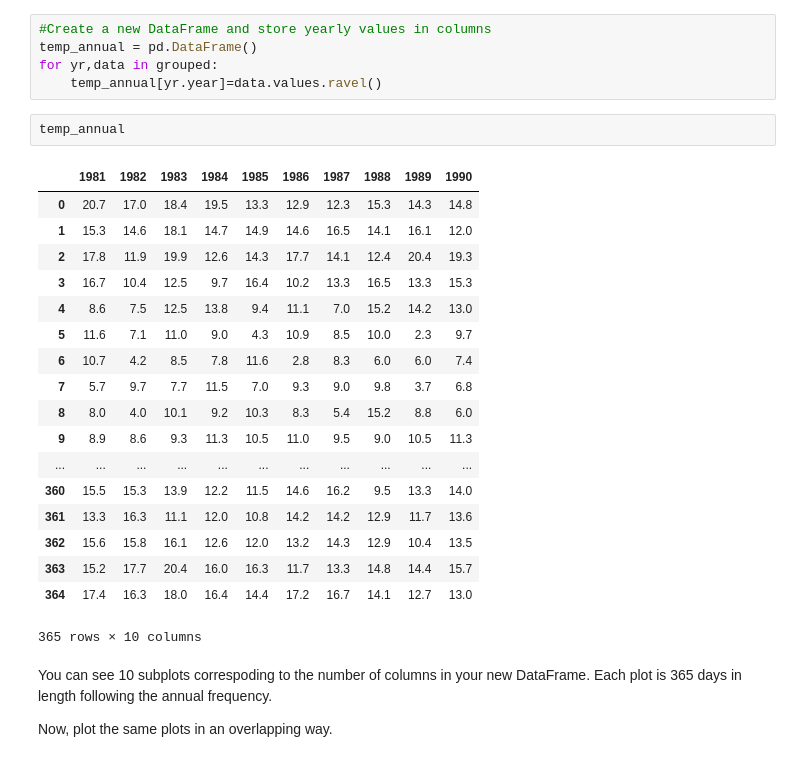
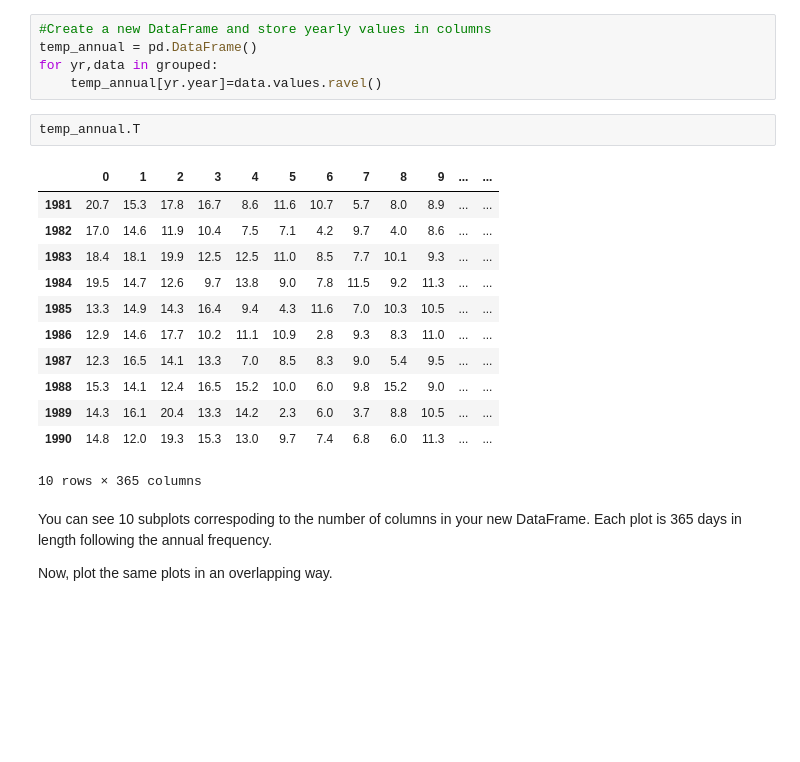
Before and after one commit to colemiller94/dsc-3-25-04-visualizing-time-series-data-lab-nyc-ds-career-012819, a Jupyter notebook: index.ipynb, the cells around one changed output. Saved outputs shown, nothing was run; the diff lists cells and outputs as text; blank space fills up the shorter version.

```diff
--- a/index.ipynb
+++ b/index.ipynb
@@ -86,26 +96,20 @@ temp_annual = pd.DataFrame()
 for yr,data in grouped:
     temp_annual[yr.year]=data.values.ravel()
 # %%
-temp_annual
+temp_annual.T
 # %% [output]
-|  | 1981 | 1982 | 1983 | 1984 | 1985 | 1986 | 1987 | 1988 | 1989 | 1990 |
-| 0 | 20.7 | 17.0 | 18.4 | 19.5 | 13.3 | 12.9 | 12.3 | 15.3 | 14.3 | 14.8 |
-| 1 | 15.3 | 14.6 | 18.1 | 14.7 | 14.9 | 14.6 | 16.5 | 14.1 | 16.1 | 12.0 |
-| 2 | 17.8 | 11.9 | 19.9 | 12.6 | 14.3 | 17.7 | 14.1 | 12.4 | 20.4 | 19.3 |
-| 3 | 16.7 | 10.4 | 12.5 | 9.7 | 16.4 | 10.2 | 13.3 | 16.5 | 13.3 | 15.3 |
-| 4 | 8.6 | 7.5 | 12.5 | 13.8 | 9.4 | 11.1 | 7.0 | 15.2 | 14.2 | 13.0 |
-| 5 | 11.6 | 7.1 | 11.0 | 9.0 | 4.3 | 10.9 | 8.5 | 10.0 | 2.3 | 9.7 |
-| 6 | 10.7 | 4.2 | 8.5 | 7.8 | 11.6 | 2.8 | 8.3 | 6.0 | 6.0 | 7.4 |
-| 7 | 5.7 | 9.7 | 7.7 | 11.5 | 7.0 | 9.3 | 9.0 | 9.8 | 3.7 | 6.8 |
-| 8 | 8.0 | 4.0 | 10.1 | 9.2 | 10.3 | 8.3 | 5.4 | 15.2 | 8.8 | 6.0 |
-| 9 | 8.9 | 8.6 | 9.3 | 11.3 | 10.5 | 11.0 | 9.5 | 9.0 | 10.5 | 11.3 |
-| ... | ... | ... | ... | ... | ... | ... | ... | ... | ... | ... |
-| 360 | 15.5 | 15.3 | 13.9 | 12.2 | 11.5 | 14.6 | 16.2 | 9.5 | 13.3 | 14.0 |
-| 361 | 13.3 | 16.3 | 11.1 | 12.0 | 10.8 | 14.2 | 14.2 | 12.9 | 11.7 | 13.6 |
-| 362 | 15.6 | 15.8 | 16.1 | 12.6 | 12.0 | 13.2 | 14.3 | 12.9 | 10.4 | 13.5 |
-| 363 | 15.2 | 17.7 | 20.4 | 16.0 | 16.3 | 11.7 | 13.3 | 14.8 | 14.4 | 15.7 |
-| 364 | 17.4 | 16.3 | 18.0 | 16.4 | 14.4 | 17.2 | 16.7 | 14.1 | 12.7 | 13.0 |
+|  | 0 | 1 | 2 | 3 | 4 | 5 | 6 | 7 | 8 | 9 | ... | ... |
+| 1981 | 20.7 | 15.3 | 17.8 | 16.7 | 8.6 | 11.6 | 10.7 | 5.7 | 8.0 | 8.9 | ... | ... |
+| 1982 | 17.0 | 14.6 | 11.9 | 10.4 | 7.5 | 7.1 | 4.2 | 9.7 | 4.0 | 8.6 | ... | ... |
+| 1983 | 18.4 | 18.1 | 19.9 | 12.5 | 12.5 | 11.0 | 8.5 | 7.7 | 10.1 | 9.3 | ... | ... |
+| 1984 | 19.5 | 14.7 | 12.6 | 9.7 | 13.8 | 9.0 | 7.8 | 11.5 | 9.2 | 11.3 | ... | ... |
+| 1985 | 13.3 | 14.9 | 14.3 | 16.4 | 9.4 | 4.3 | 11.6 | 7.0 | 10.3 | 10.5 | ... | ... |
+| 1986 | 12.9 | 14.6 | 17.7 | 10.2 | 11.1 | 10.9 | 2.8 | 9.3 | 8.3 | 11.0 | ... | ... |
+| 1987 | 12.3 | 16.5 | 14.1 | 13.3 | 7.0 | 8.5 | 8.3 | 9.0 | 5.4 | 9.5 | ... | ... |
+| 1988 | 15.3 | 14.1 | 12.4 | 16.5 | 15.2 | 10.0 | 6.0 | 9.8 | 15.2 | 9.0 | ... | ... |
+| 1989 | 14.3 | 16.1 | 20.4 | 13.3 | 14.2 | 2.3 | 6.0 | 3.7 | 8.8 | 10.5 | ... | ... |
+| 1990 | 14.8 | 12.0 | 19.3 | 15.3 | 13.0 | 9.7 | 7.4 | 6.8 | 6.0 | 11.3 | ... | ... |
-365 rows × 10 columns
+10 rows × 365 columns
 # %% [markdown]
 You can see 10 subplots correspoding to the number of columns in your new DataFrame. Each plot is 365 days in length following the annual frequency.
 
```
Also changed, not shown: parts of 1 cell of this notebook.
